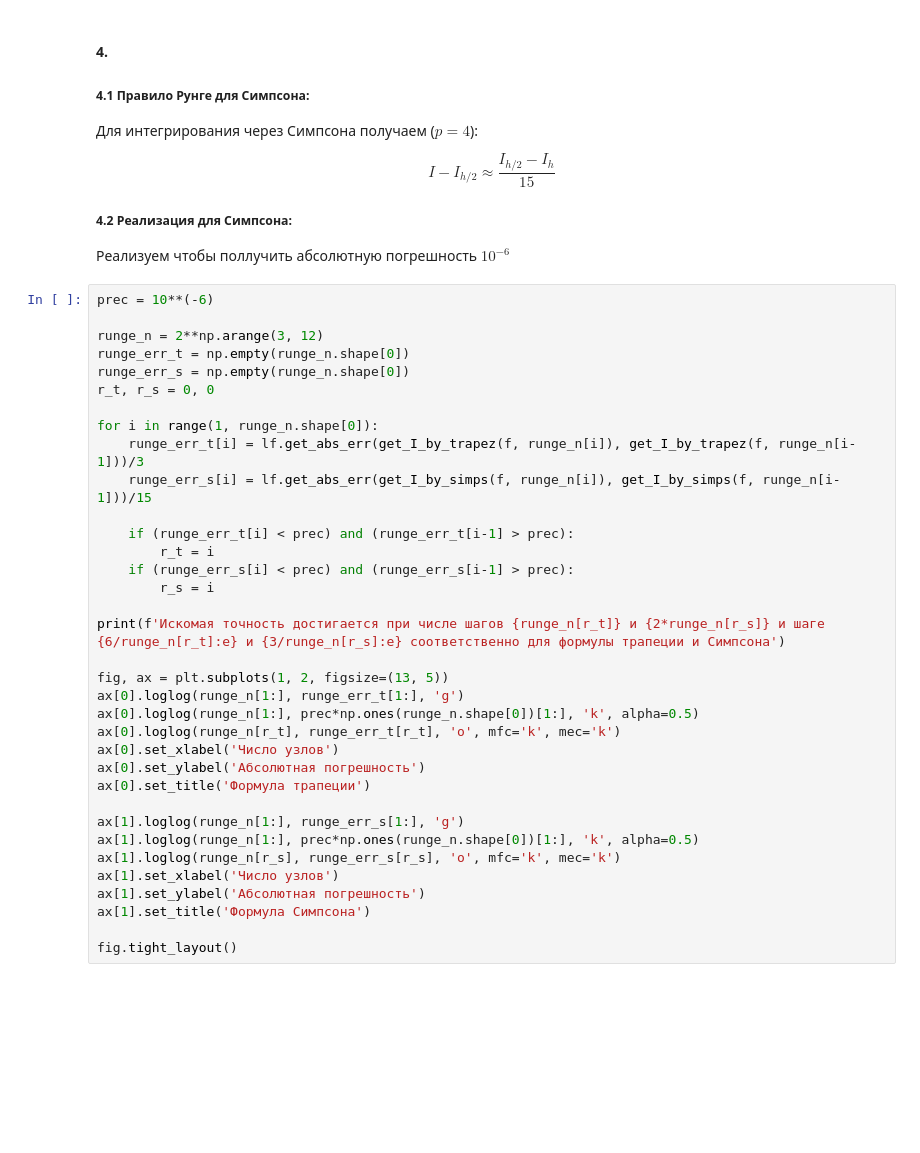
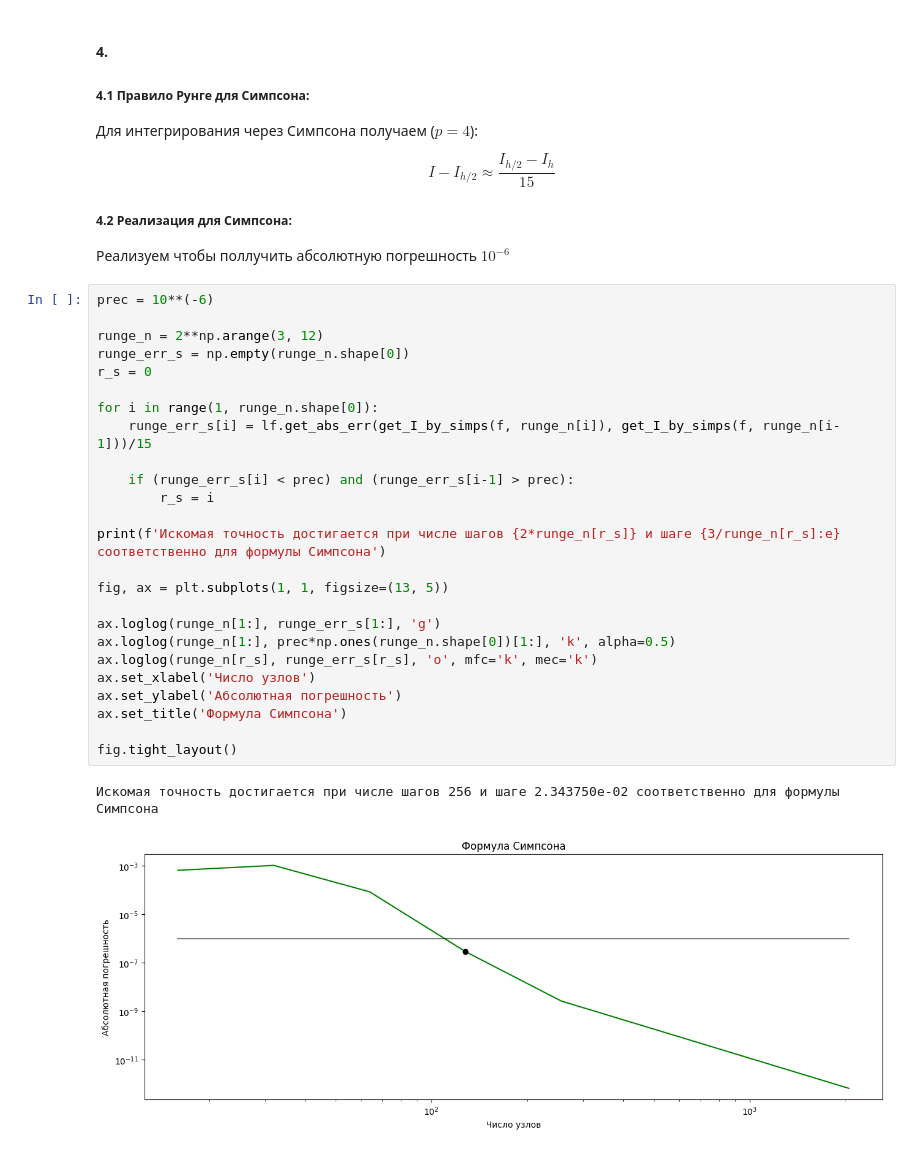
Before and after one commit to Frog6616261/numerecal_methods, a Jupyter notebook: 6__Integrations_methods/complited_task.ipynb, the cells around one changed output. Saved outputs shown, nothing was run; the diff lists cells and outputs as text; blank space fills up the shorter version.

```diff
--- a/6__Integrations_methods/complited_task.ipynb
+++ b/6__Integrations_methods/complited_task.ipynb
@@ -184,35 +233,28 @@ $$ I - I_{h/2} \approx \frac{I_{h/2} - I_h}{15} $$
 # %%
 prec = 10**(-6)
 
 runge_n = 2**np.arange(3, 12)
-runge_err_t = np.empty(runge_n.shape[0])
 runge_err_s = np.empty(runge_n.shape[0])
-r_t, r_s = 0, 0
+r_s = 0
 
 for i in range(1, runge_n.shape[0]):
-    runge_err_t[i] = lf.get_abs_err(get_I_by_trapez(f, runge_n[i]), get_I_by_trapez(f, runge_n[i-1]))/3
     runge_err_s[i] = lf.get_abs_err(get_I_by_simps(f, runge_n[i]), get_I_by_simps(f, runge_n[i-1]))/15
 
-    if (runge_err_t[i] < prec) and (runge_err_t[i-1] > prec):
-        r_t = i
     if (runge_err_s[i] < prec) and (runge_err_s[i-1] > prec):
         r_s = i
 
-print(f'Искомая точность достигается при числе шагов {runge_n[r_t]} и {2*runge_n[r_s]} и шаге {6/runge_n[r_t]:e} и {3/runge_n[r_s]:e} соответственно для формулы трапеции и Симпсона')
+print(f'Искомая точность достигается при числе шагов {2*runge_n[r_s]} и шаге {3/runge_n[r_s]:e} соответственно для формулы Симпсона')
 
-fig, ax = plt.subplots(1, 2, figsize=(13, 5))
-ax[0].loglog(runge_n[1:], runge_err_t[1:], 'g')
-ax[0].loglog(runge_n[1:], prec*np.ones(runge_n.shape[0])[1:], 'k', alpha=0.5)
-ax[0].loglog(runge_n[r_t], runge_err_t[r_t], 'o', mfc='k', mec='k')
-ax[0].set_xlabel('Число узлов')
-ax[0].set_ylabel('Абсолютная погрешность')
-ax[0].set_title('Формула трапеции')
+fig, ax = plt.subplots(1, 1, figsize=(13, 5))
 
-ax[1].loglog(runge_n[1:], runge_err_s[1:], 'g')
-ax[1].loglog(runge_n[1:], prec*np.ones(runge_n.shape[0])[1:], 'k', alpha=0.5)
-ax[1].loglog(runge_n[r_s], runge_err_s[r_s], 'o', mfc='k', mec='k')
-ax[1].set_xlabel('Число узлов')
-ax[1].set_ylabel('Абсолютная погрешность')
-ax[1].set_title('Формула Симпсона')
+ax.loglog(runge_n[1:], runge_err_s[1:], 'g')
+ax.loglog(runge_n[1:], prec*np.ones(runge_n.shape[0])[1:], 'k', alpha=0.5)
+ax.loglog(runge_n[r_s], runge_err_s[r_s], 'o', mfc='k', mec='k')
+ax.set_xlabel('Число узлов')
+ax.set_ylabel('Абсолютная погрешность')
+ax.set_title('Формула Симпсона')
 
 fig.tight_layout()
+# %% [output]
+Искомая точность достигается при числе шагов 256 и шаге 2.343750e-02 соответственно для формулы Симпсона
+[figure, added]
```
Also changed, not shown: parts of 17 cells of this notebook, 3 other files.
